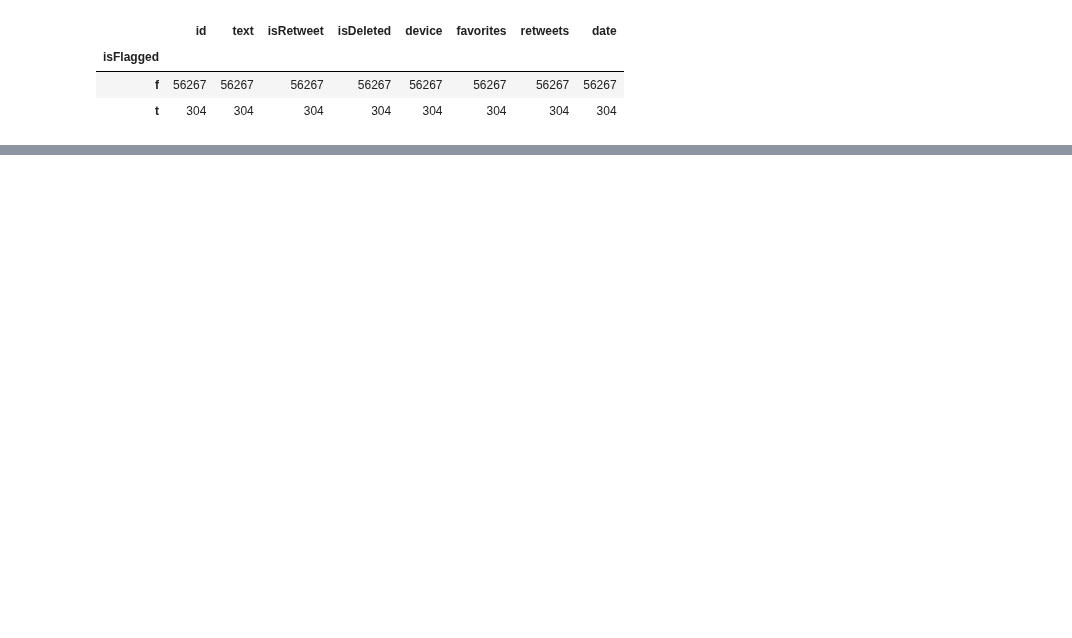
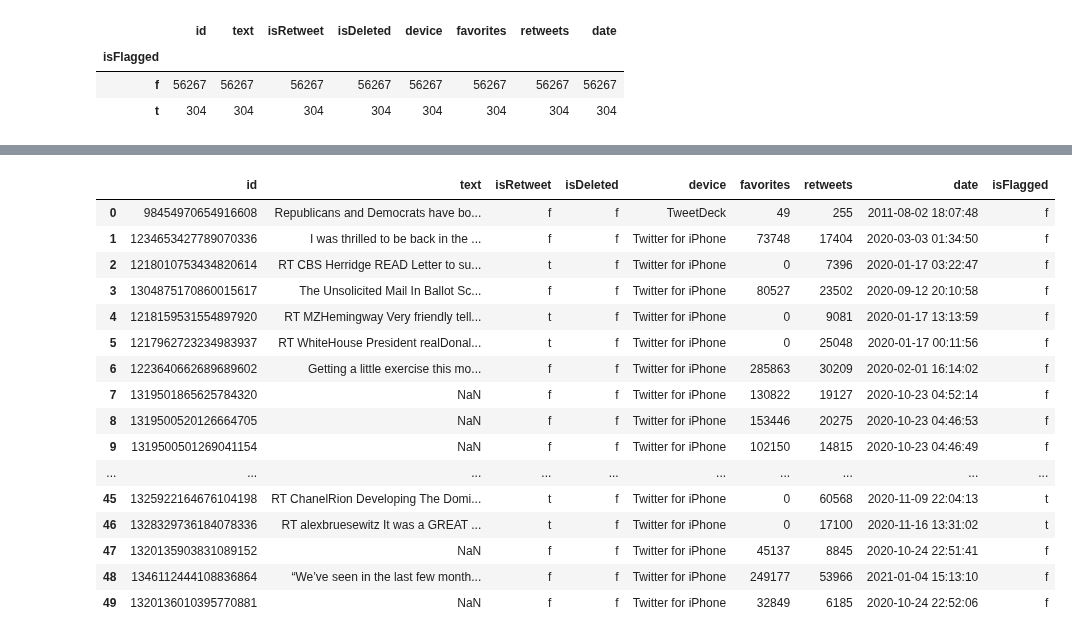
Before and after one commit to katurn1/Presidential_Tweets_NLP_Analysis, a Jupyter notebook: unsupervised_learning_project_code.ipynb, the cells around one changed output, grey strips where cells are left out. Cells and saved outputs as stored; diff of their text form; code cells hidden in the pictures; blank space fills up the shorter version.

```diff
--- a/unsupervised_learning_project_code.ipynb
+++ b/unsupervised_learning_project_code.ipynb
@@ -67,0 +74,20 @@ LookupError:
+# %%
+df.head(50)
+# %% [output]
+|  | id | text | isRetweet | isDeleted | device | favorites | retweets | date | isFlagged |
+| 0 | 98454970654916608 | Republicans and Democrats have bo... | f | f | TweetDeck | 49 | 255 | 2011-08-02 18:07:48 | f |
+| 1 | 1234653427789070336 | I was thrilled to be back in the ... | f | f | Twitter for iPhone | 73748 | 17404 | 2020-03-03 01:34:50 | f |
+| 2 | 1218010753434820614 | RT CBS Herridge READ Letter to su... | t | f | Twitter for iPhone | 0 | 7396 | 2020-01-17 03:22:47 | f |
+| 3 | 1304875170860015617 | The Unsolicited Mail In Ballot Sc... | f | f | Twitter for iPhone | 80527 | 23502 | 2020-09-12 20:10:58 | f |
+| 4 | 1218159531554897920 | RT MZHemingway Very friendly tell... | t | f | Twitter for iPhone | 0 | 9081 | 2020-01-17 13:13:59 | f |
+| 5 | 1217962723234983937 | RT WhiteHouse President realDonal... | t | f | Twitter for iPhone | 0 | 25048 | 2020-01-17 00:11:56 | f |
+| 6 | 1223640662689689602 | Getting a little exercise this mo... | f | f | Twitter for iPhone | 285863 | 30209 | 2020-02-01 16:14:02 | f |
+| 7 | 1319501865625784320 | NaN | f | f | Twitter for iPhone | 130822 | 19127 | 2020-10-23 04:52:14 | f |
+| 8 | 1319500520126664705 | NaN | f | f | Twitter for iPhone | 153446 | 20275 | 2020-10-23 04:46:53 | f |
+| 9 | 1319500501269041154 | NaN | f | f | Twitter for iPhone | 102150 | 14815 | 2020-10-23 04:46:49 | f |
+| ... | ... | ... | ... | ... | ... | ... | ... | ... | ... |
+| 45 | 1325922164676104198 | RT ChanelRion Developing The Domi... | t | f | Twitter for iPhone | 0 | 60568 | 2020-11-09 22:04:13 | t |
+| 46 | 1328329736184078336 | RT alexbruesewitz It was a GREAT ... | t | f | Twitter for iPhone | 0 | 17100 | 2020-11-16 13:31:02 | t |
+| 47 | 1320135903831089152 | NaN | f | f | Twitter for iPhone | 45137 | 8845 | 2020-10-24 22:51:41 | f |
+| 48 | 1346112444108836864 | “We’ve seen in the last few month... | f | f | Twitter for iPhone | 249177 | 53966 | 2021-01-04 15:13:10 | f |
+| 49 | 1320136010395770881 | NaN | f | f | Twitter for iPhone | 32849 | 6185 | 2020-10-24 22:52:06 | f |
```
Also changed, not shown: parts of 10 cells of this notebook.
